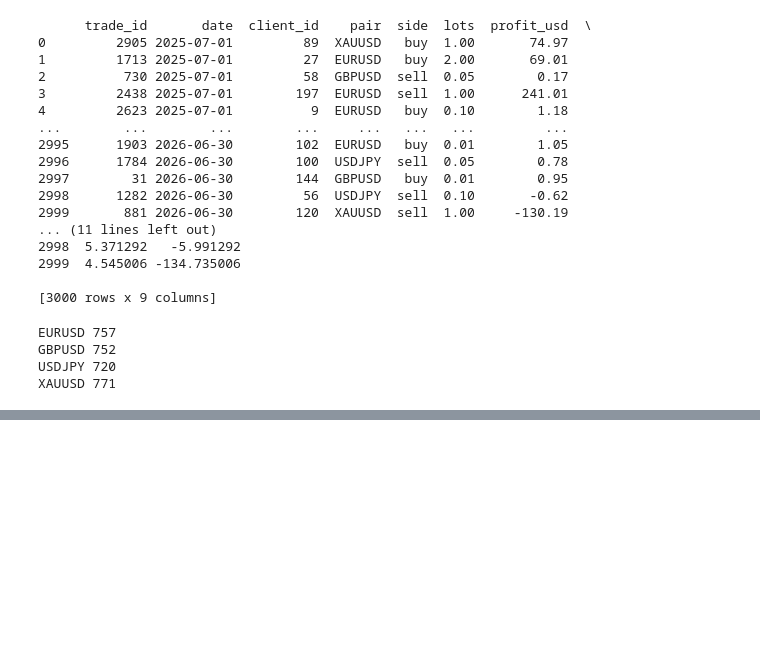
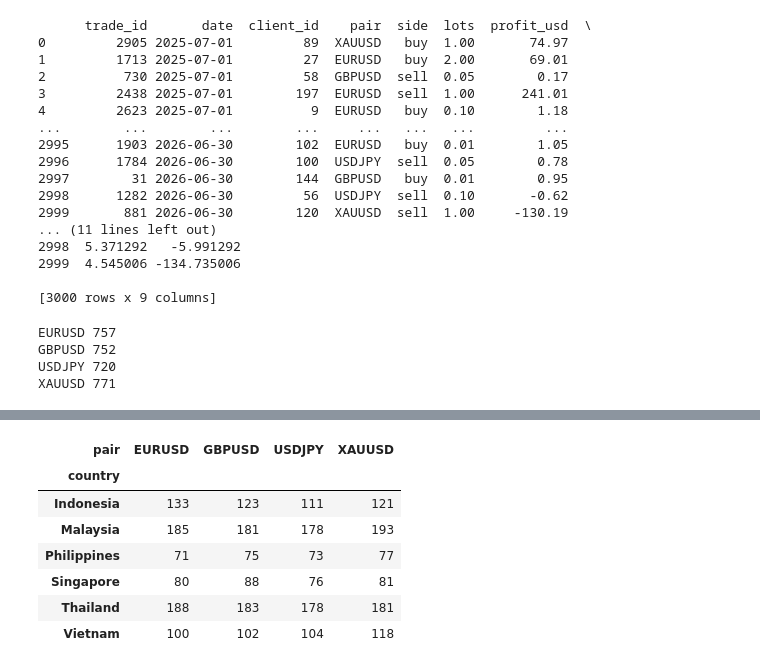
Before and after one commit to popupwhatup/fx-desk-analytics, a Jupyter notebook: analysis.ipynb, the cells around one changed output, grey strips where cells are left out. Drawn from its saved outputs; the diff is of its cells as text; code cells hidden in the pictures; blank space fills up the shorter version.

```diff
--- a/analysis.ipynb
+++ b/analysis.ipynb
@@ -152,0 +210,11 @@ XAUUSD 771
+# %%
+pd.crosstab(df["country"], df["pair"])
+# %% [output]
+| pair | EURUSD | GBPUSD | USDJPY | XAUUSD |
+| country |  |  |  |  |
+| Indonesia | 133 | 123 | 111 | 121 |
+| Malaysia | 185 | 181 | 178 | 193 |
+| Philippines | 71 | 75 | 73 | 77 |
+| Singapore | 80 | 88 | 76 | 81 |
+| Thailand | 188 | 183 | 178 | 181 |
+| Vietnam | 100 | 102 | 104 | 118 |
```
Also changed, not shown: parts of 5 cells of this notebook.
